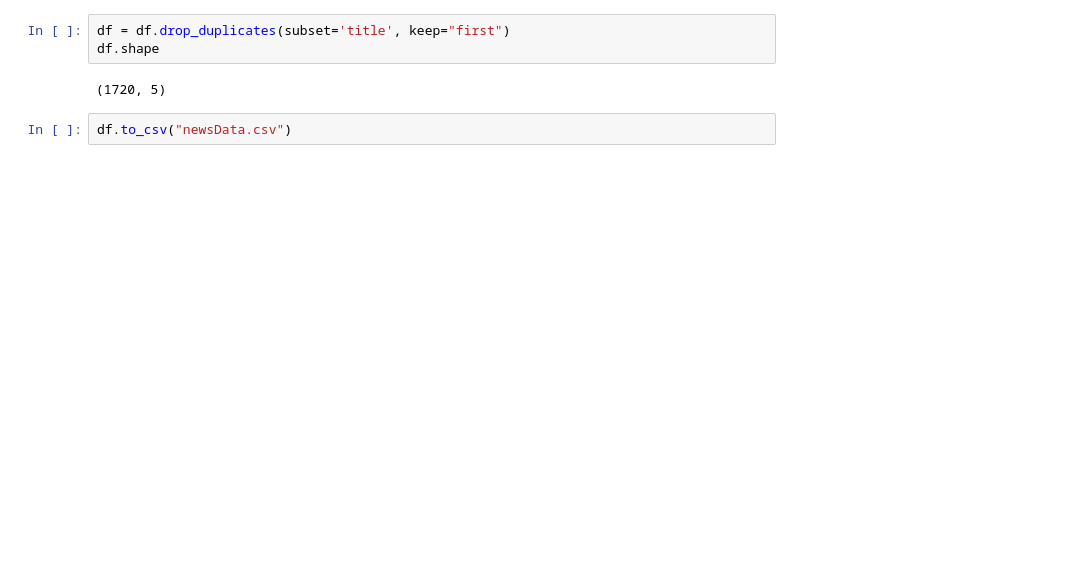
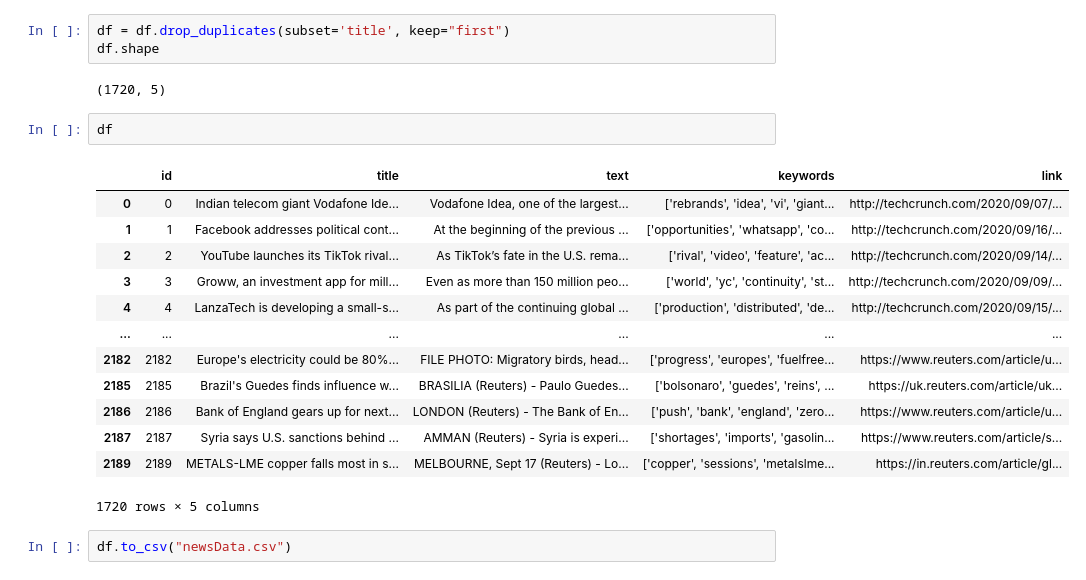
Before and after one commit to t-4-h/infsci2480finalProject, a Jupyter notebook: dataCleaning.ipynb, the cells around one changed output. Drawn from its saved outputs; the diff is of its cells as text; blank space fills up the shorter version.

```diff
--- a/dataCleaning.ipynb
+++ b/dataCleaning.ipynb
@@ -72,5 +85,21 @@ df = df.drop_duplicates(subset='title', keep="first")
 df.shape
 # %% [output]
 (1720, 5)
+# %%
+df
+# %% [output]
+|  | id | title | text | keywords | link |
+| 0 | 0 | Indian telecom giant Vodafone Ide... | Vodafone Idea, one of the largest... | ['rebrands', 'idea', 'vi', 'giant... | http://techcrunch.com/2020/09/07/... |
+| 1 | 1 | Facebook addresses political cont... | At the beginning of the previous ... | ['opportunities', 'whatsapp', 'co... | http://techcrunch.com/2020/09/16/... |
+| 2 | 2 | YouTube launches its TikTok rival... | As TikTok’s fate in the U.S. rema... | ['rival', 'video', 'feature', 'ac... | http://techcrunch.com/2020/09/14/... |
+| 3 | 3 | Groww, an investment app for mill... | Even as more than 150 million peo... | ['world', 'yc', 'continuity', 'st... | http://techcrunch.com/2020/09/09/... |
+| 4 | 4 | LanzaTech is developing a small-s... | As part of the continuing global ... | ['production', 'distributed', 'de... | http://techcrunch.com/2020/09/15/... |
+| ... | ... | ... | ... | ... | ... |
+| 2182 | 2182 | Europe's electricity could be 80%... | FILE PHOTO: Migratory birds, head... | ['progress', 'europes', 'fuelfree... | https://www.reuters.com/article/u... |
+| 2185 | 2185 | Brazil's Guedes finds influence w... | BRASILIA (Reuters) - Paulo Guedes... | ['bolsonaro', 'guedes', 'reins', ... | https://uk.reuters.com/article/uk... |
+| 2186 | 2186 | Bank of England gears up for next... | LONDON (Reuters) - The Bank of En... | ['push', 'bank', 'england', 'zero... | https://www.reuters.com/article/u... |
+| 2187 | 2187 | Syria says U.S. sanctions behind ... | AMMAN (Reuters) - Syria is experi... | ['shortages', 'imports', 'gasolin... | https://www.reuters.com/article/s... |
+| 2189 | 2189 | METALS-LME copper falls most in s... | MELBOURNE, Sept 17 (Reuters) - Lo... | ['copper', 'sessions', 'metalslme... | https://in.reuters.com/article/gl... |
+1720 rows × 5 columns
 # %%
 df.to_csv("newsData.csv")
```
Also changed, not shown: parts of 4 cells of this notebook, 5 other files.
